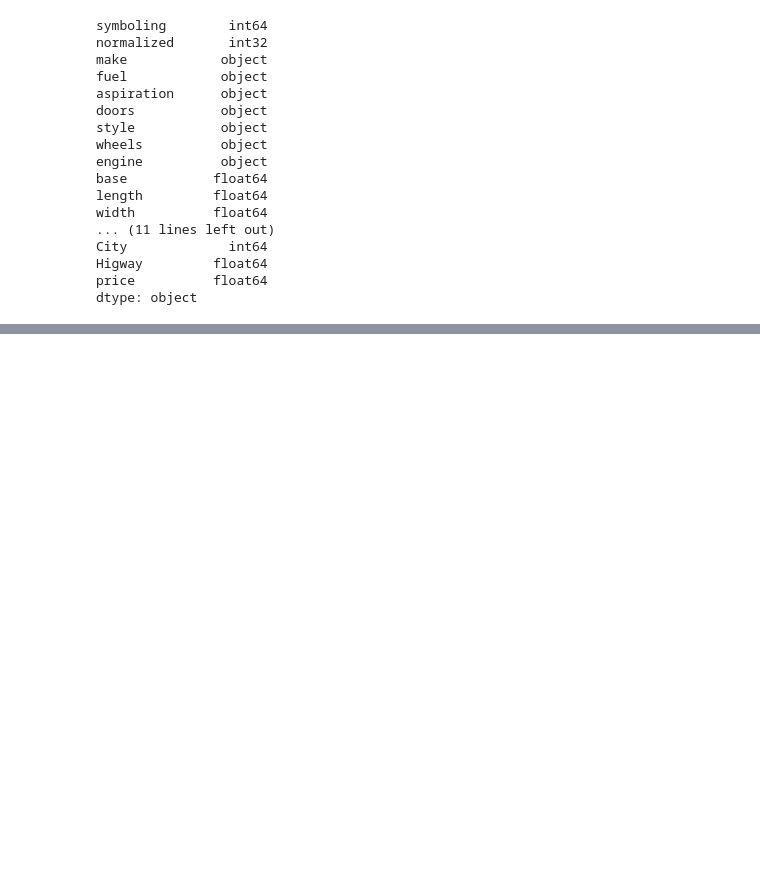
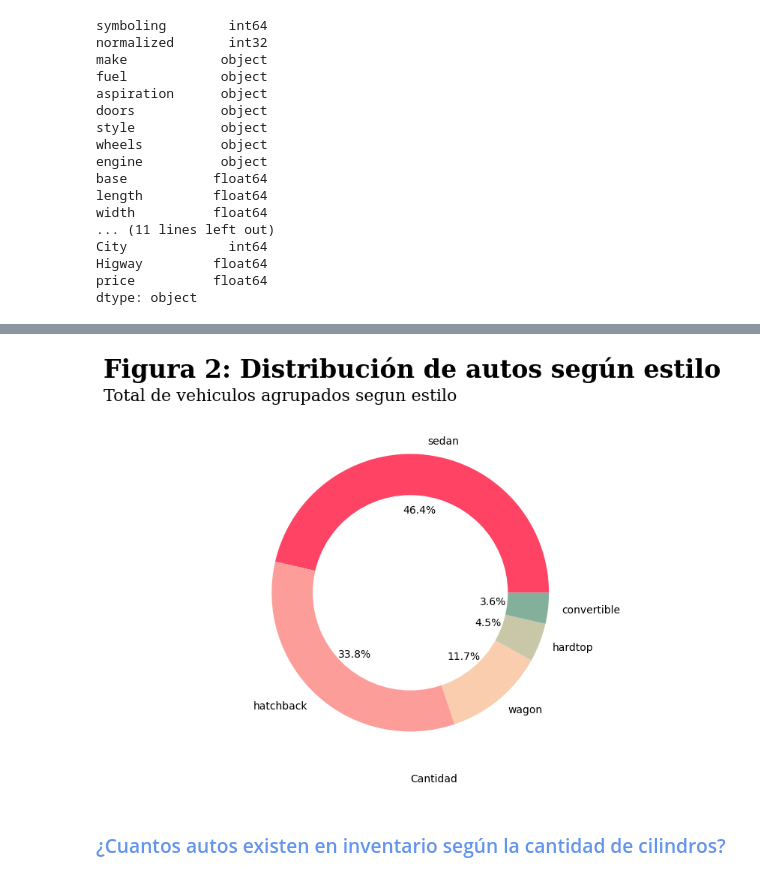
Before and after one commit to yulivaspa28/Proyectosemana11, a Jupyter notebook: ProyectoDeClaseAnalisis.ipynb, the cells around one changed output, grey strips where cells are left out. Drawn from its saved outputs; the diff is of its cells as text; code cells hidden in the pictures; blank space fills up the shorter version.

```diff
--- a/ProyectoDeClaseAnalisis.ipynb
+++ b/ProyectoDeClaseAnalisis.ipynb
@@ -574,0 +679,6 @@ dfAutos.head(5)
+# %%
+dfGraf = dfAutos.groupby(['style']). count()
+dfGraf = dfGraf.iloc [:,:1] #Esto se realiza para utlizar unicamente la clomuna que se requiere visulizarr, en este caso la columna 1 symboling
+dfGraf = dfGraf.sort_values('symboling', ascending = False) #se colocan los datos de mayor a menor
+#se muestra el DataFrame para graficar
+dfGraf
@@ -574,0 +693,29 @@ dfAutos.head(5)
+# %%
+names= dfGraf.index.tolist()
+style=dfGraf['symboling'].tolist()
+fig,ax=plt.subplots(1,1,figsize=(8,6.9),dpi=100)
+
+circulo=plt.Circle((0,0), 0.7, color="white")#este circulo es la base del gráfico de anillos
+plt.pie(style, labels=names, autopct='%1.1f%%', colors=[ '#fe4365', '#fc9d9a', '#f9cdad', '#c8c8a9', '#83af9b']) #para hacer gráfico tipo pie
+
+
+title_t = "Figura 2: Distribución de autos según estilo"
+ax.set_title(title_t,horizontalalignment = 'left',x=0.001, y=0.86,transform=fig.transFigure,fontsize=24,fontweight="bold",fontfamily="serif")
+
+subtitle_t = 'Total de vehiculos agrupados segun estilo'
+plt.suptitle(subtitle_t,horizontalalignment = "left",x = 0.001,y = 0.84,transform = fig.transFigure,fontsize=16,fontweight="regular",fontfamily='serif')
+label= "Cantidad"
+ax.set_xlabel(label,ha="left",fontsize=10,fontweight="regular",fontfamily="sans")
+
+plt.subplots_adjust(top=0.78)
+
+p= plt.gcf()
+p.gca().add_artist(circulo) #con esto se une el circulo que se formó con el gráfico tipo pie
+
+plt.show()
+
+#Este tipo de gráfico no se encuentra en mpl
+# %% [output]
+[figure, added]
+# %% [markdown]
+ <h3 style="color:#6495ED" > ¿Cuantos autos existen en inventario según la cantidad de cilindros? </h3>
```
Also changed, not shown: parts of 50 cells of this notebook.
